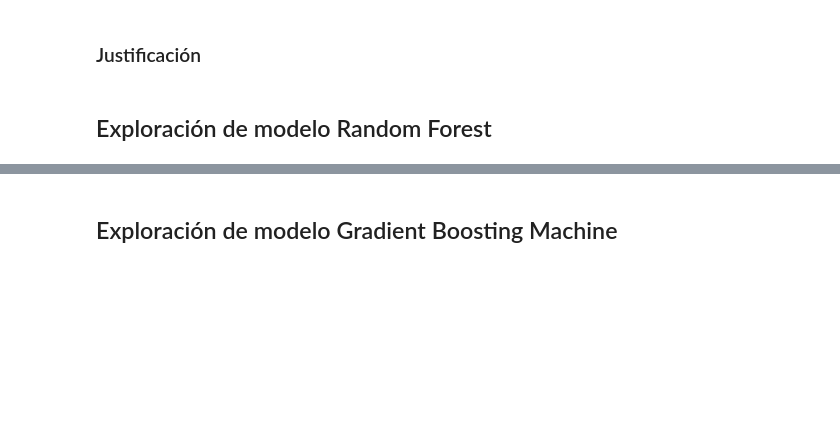
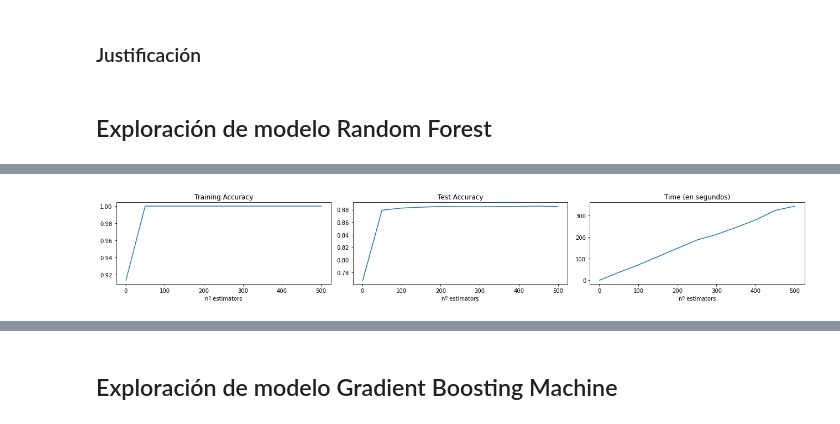
Before and after one commit to mcnanton/tp2AA, a Jupyter notebook: TP2AA.ipynb, the cells around one changed output, grey strips where cells are left out. Cells and saved outputs as stored; diff of their text form; code cells hidden in the pictures; blank space fills up the shorter version.

Commit message:
random forest n_estimators
random forest n_estimators

```diff
--- a/TP2AA.ipynb
+++ b/TP2AA.ipynb
@@ -405,3 +408,24 @@ ROC Score multiclass (macro) : {0: 0.879861111111111, 1: 0.9462962962962963, 2:
 ### Justificación
 # %% [markdown]
 ## Exploración de modelo Random Forest
+# %%
+scores_rf = []
+
+for i in range(50, 501, 50):   ## modificar el range si se quiere probar otra combinación de hiperparámetros
+   if i == 0:
+      n_estimators = i + 1
+   else:
+      n_estimators = i
+
+   start = time.time()
+
+   rf = RandomForestClassifier(random_state=42, n_estimators = n_estimators)
+   rf.fit(x_train, y_train)
+
+   stop = time.time()
+
+   y_pred = rf.predict(x_val)
+
+   dict_rf = {'n_estimators':n_estimators, 'training_acc':rf.score(x_train, y_train), 'test_acc':rf.score(x_val, y_val), 'time':stop-start}
+
+   scores_rf.append(dict_rf)
@@ -407,0 +434,2 @@ ROC Score multiclass (macro) : {0: 0.879861111111111, 1: 0.9462962962962963, 2:
+# %%
+scores_rf_df = pd.DataFrame(scores_rf)
@@ -407,0 +451,14 @@ ROC Score multiclass (macro) : {0: 0.879861111111111, 1: 0.9462962962962963, 2:
+# %%
+fig, axs = plt.subplots(1, 3, figsize=(18,3))
+axs[0].plot(scores_rf_df.n_estimators, scores_rf_df.training_acc)
+axs[0].set_title("Training Accuracy")
+axs[0].set_xlabel('nº estimators')
+axs[1].plot(scores_rf_df.n_estimators, scores_rf_df.test_acc)
+axs[1].set_title("Test Accuracy")
+axs[1].set_xlabel('nº estimators')
+axs[2].plot(scores_rf_df.n_estimators, scores_rf_df.time)
+axs[2].set_title("Time (en segundos)")
+axs[2].set_xlabel('nº estimators')
+fig.tight_layout()
+# %% [output]
+[figure, added]
```
Also changed, not shown: parts of 5 cells of this notebook.
